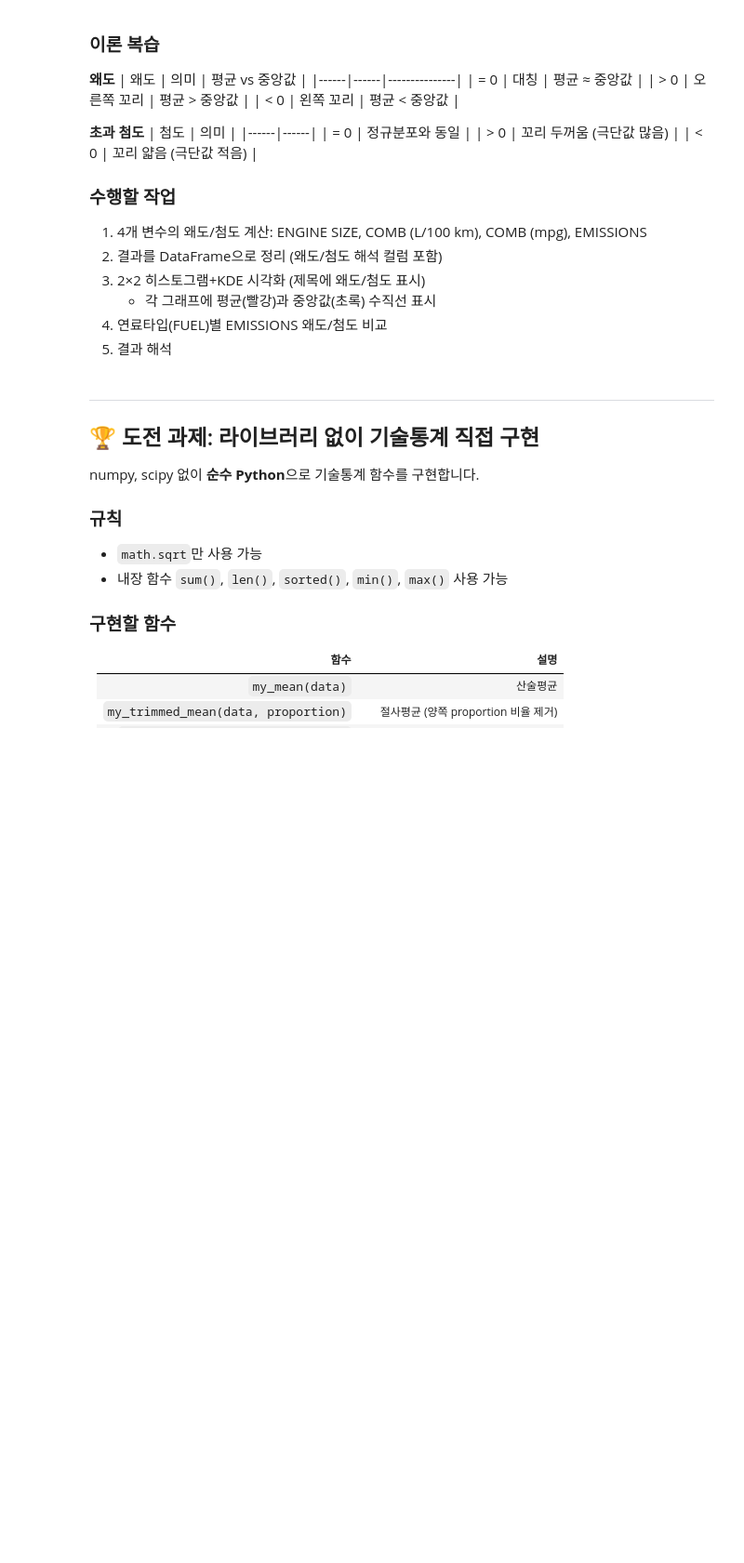
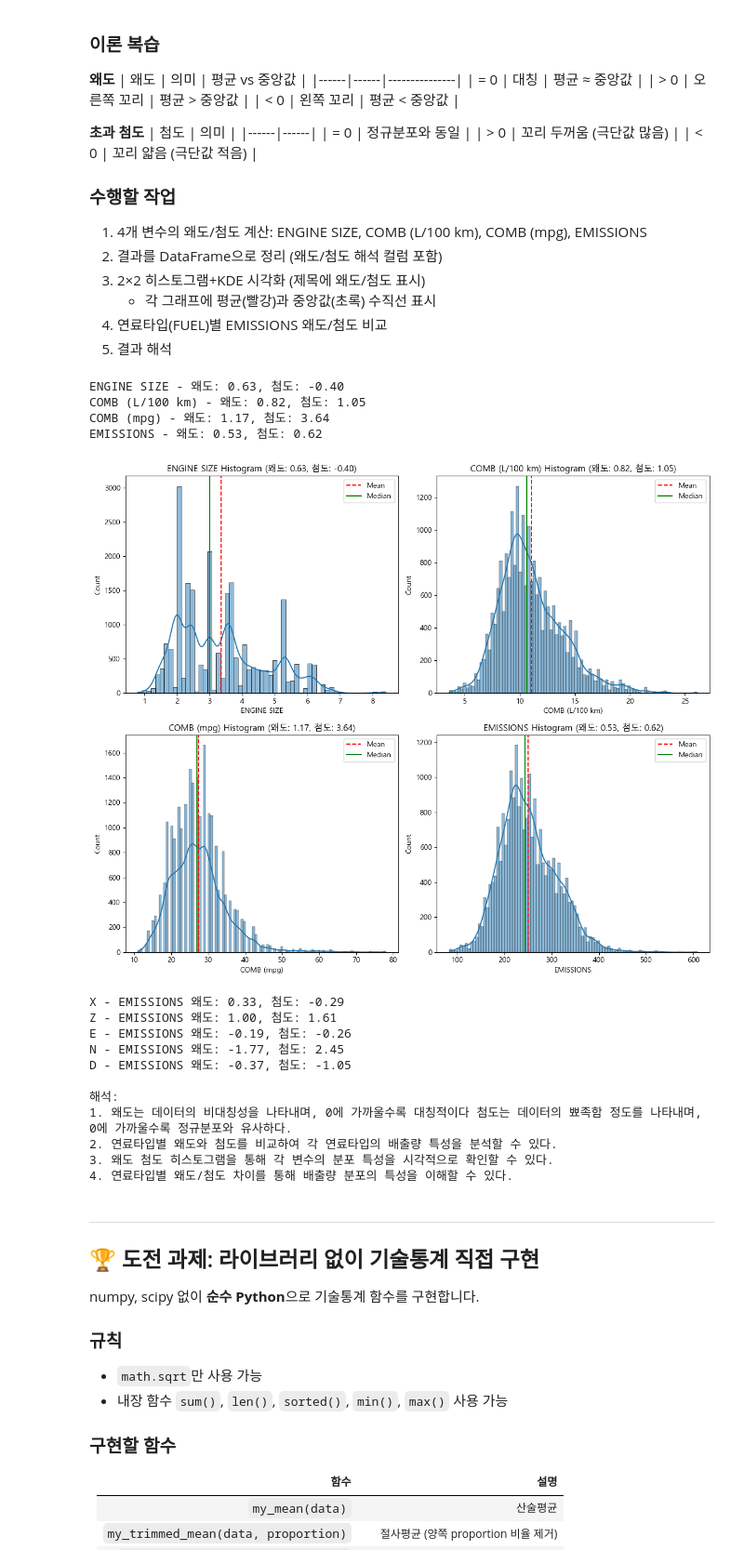
Before and after one commit to sparta-data11-statistics-practice/practice-01-descriptive-statistics-Ojirokim, a Jupyter notebook: practice_01_assignment.ipynb, the cells around one changed output. Shown at 93% size. Cells and saved outputs as stored; diff of their text form; code cells hidden in the pictures; blank space fills up the shorter version.

```diff
--- a/practice_01_assignment.ipynb
+++ b/practice_01_assignment.ipynb
@@ -376,3 +379,75 @@ numeric_cols = ['ENGINE SIZE', 'COMB (L/100 km)', 'COMB (mpg)', 'EMISSIONS']
+# %%
+numeric_cols = ['ENGINE SIZE', 'COMB (L/100 km)', 'COMB (mpg)', 'EMISSIONS']
+
+# TODO 1: 왜도/첨도 계산
+for col in numeric_cols:
+    skewness = stats.skew(df[col])
+    kurtosis = stats.kurtosis(df[col])
+    print(f"{col} - 왜도: {skewness:.2f}, 첨도: {kurtosis:.2f}")
+
+# TODO 2: 결과 DataFrame 정리 (왜도/첨도 해석 컬럼 포함)
+results = []
+for col in numeric_cols:
+    skewness = stats.skew(df[col])
+    kurtosis = stats.kurtosis(df[col])
+    skew_interpretation = "우측왜도" if skewness > 0 else "좌측왜도" if skewness < 0 else "대칭"
+    kurt_interpretation = "첨도 높음" if kurtosis > 0 else "첨도 낮음" if kurtosis < 0 else "정규분포와 유사"
+    results.append({
+        '변수': col,
+        '왜도': round(skewness, 2),
+        '왜도 해석': skew_interpretation,
+        '첨도': round(kurtosis, 2),
+        '첨도 해석': kurt_interpretation
+    })
+
+# TODO 3: 2×2 히스토그램+KDE 시각화 (제목에 왜도/첨도 표시, 평균/중앙값 수직선)
+fig, axes = plt.subplots(2, 2, figsize=(12, 10))
+for i, col in enumerate(numeric_cols):
+    ax = axes[i // 2, i % 2]
+    sns.histplot(df[col], kde=True, ax=ax)
+    mean_val = df[col].mean()
+    median_val = df[col].median()
+    skewness = stats.skew(df[col])
+    kurtosis = stats.kurtosis(df[col])
+    ax.axvline(mean_val, color='r', linestyle='--', label='Mean')
+    ax.axvline(median_val, color='g', linestyle='-', label='Median')
+    ax.set_title(f"{col} Histogram (왜도: {skewness:.2f}, 첨도: {kurtosis:.2f})")
+    ax.legend()
+plt.tight_layout()
+plt.show()
+
+# TODO 4: 연료타입(FUEL)별 EMISSIONS 왜도/첨도 비교
+fuel_types = df['FUEL'].unique()
+for fuel in fuel_types:
+    subset = df[df['FUEL'] == fuel]
+    skewness = stats.skew(subset['EMISSIONS'])
+    kurtosis = stats.kurtosis(subset['EMISSIONS'])
+    print(f"{fuel} - EMISSIONS 왜도: {skewness:.2f}, 첨도: {kurtosis:.2f}")
+
+
+# TODO 5: 결과 해석
+print("\n해석:")
+print("1. 왜도는 데이터의 비대칭성을 나타내며, 0에 가까울수록 대칭적이다 첨도는 데이터의 뾰족함 정도를 나타내며, 0에 가까울수록 정규분포와 유사하다.")
+print("2. 연료타입별 왜도와 첨도를 비교하여 각 연료타입의 배출량 특성을 분석할 수 있다.")
+print("3. 왜도 첨도 히스토그램을 통해 각 변수의 분포 특성을 시각적으로 확인할 수 있다.")
+print("4. 연료타입별 왜도/첨도 차이를 통해 배출량 분포의 특성을 이해할 수 있다.")
+# %% [output]
+ENGINE SIZE - 왜도: 0.63, 첨도: -0.40
+COMB (L/100 km) - 왜도: 0.82, 첨도: 1.05
+COMB (mpg) - 왜도: 1.17, 첨도: 3.64
+EMISSIONS - 왜도: 0.53, 첨도: 0.62
+[figure, added]
+X - EMISSIONS 왜도: 0.33, 첨도: -0.29
+Z - EMISSIONS 왜도: 1.00, 첨도: 1.61
+E - EMISSIONS 왜도: -0.19, 첨도: -0.26
+N - EMISSIONS 왜도: -1.77, 첨도: 2.45
+D - EMISSIONS 왜도: -0.37, 첨도: -1.05
+
+해석:
+1. 왜도는 데이터의 비대칭성을 나타내며, 0에 가까울수록 대칭적이다 첨도는 데이터의 뾰족함 정도를 나타내며, 0에 가까울수록 정규분포와 유사하다.
+2. 연료타입별 왜도와 첨도를 비교하여 각 연료타입의 배출량 특성을 분석할 수 있다.
+3. 왜도 첨도 히스토그램을 통해 각 변수의 분포 특성을 시각적으로 확인할 수 있다.
+4. 연료타입별 왜도/첨도 차이를 통해 배출량 분포의 특성을 이해할 수 있다.
 # %% [markdown]
 ---
 
```
Also changed, not shown: parts of 3 cells of this notebook, 1 other file.
